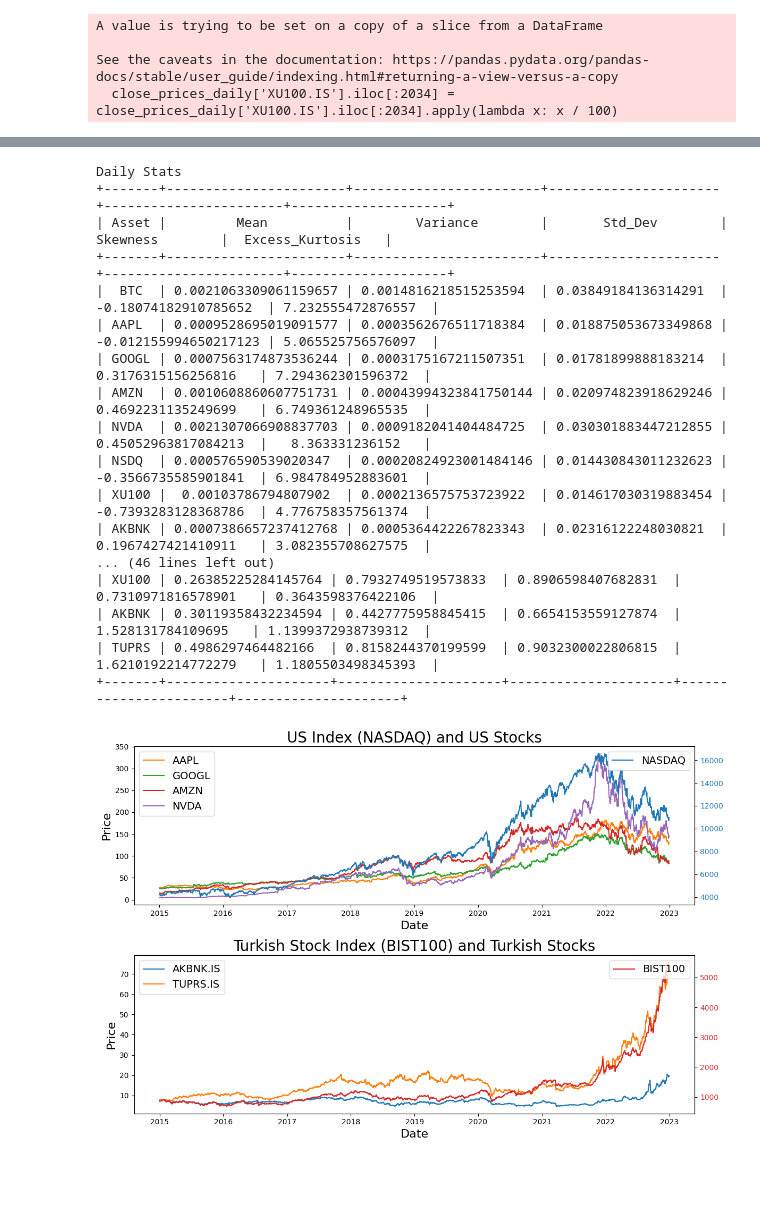
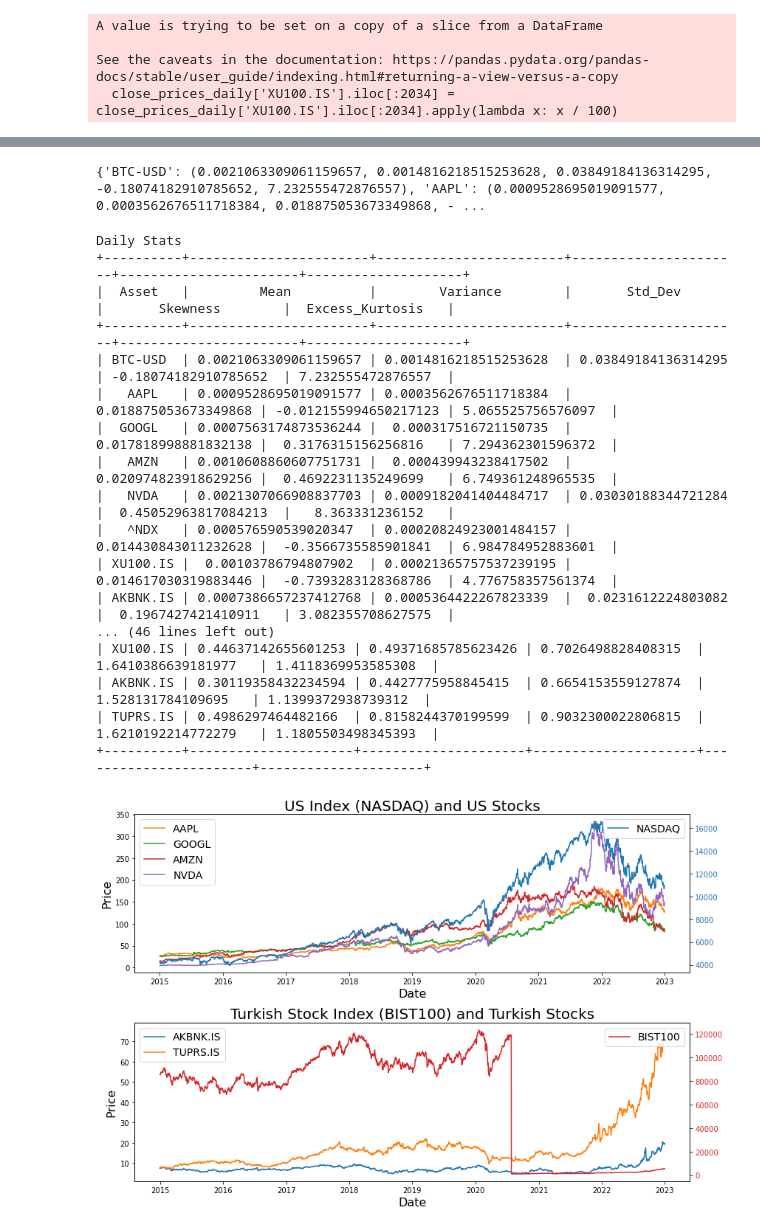
Before and after one commit to moleh13/EC48E, a Jupyter notebook: EC48E_PS01.ipynb, the cells around one changed output, grey strips where cells are left out. Drawn from its saved outputs; the diff is of its cells as text; code cells hidden in the pictures; blank space fills up the shorter version.

```diff
--- a/EC48E_PS01.ipynb
+++ b/EC48E_PS01.ipynb
@@ -31,10 +30,12 @@ close_prices_weekly = data_weekly.loc[:, (slice(None), 'Close')]
 close_prices_monthly = data_monthly.loc[:, (slice(None), 'Close')]
 close_prices_yearly = data_yearly.loc[:, (slice(None), 'Close')]
 
+close_prices_dict = {
+    'Daily': close_prices_daily,
+    'Weekly': close_prices_weekly,
+    'Monthly': close_prices_monthly,
+    'Yearly': close_prices_yearly
+    }
 
-
-# Remove the second level of the column index
-close_prices_daily.columns = close_prices_daily.columns.droplevel(1)
-close_prices_weekly.columns = close_prices_weekly.columns.droplevel(1)
-close_prices_monthly.columns = close_prices_monthly.columns.droplevel(1)
-close_prices_yearly.columns = close_prices_yearly.columns.droplevel(1)
+for key, close_prices in close_prices_dict.items():
+    close_prices_dict[key].columns = close_prices_dict[key].columns.droplevel(1)
@@ -223 +339,5 @@ tuprs_stats_yearly = calculate_statistics(pd.Series(tuprs_list_yearly).pct_chang
+# %%
+print(daily_stats)
+# %% [output]
+{'BTC-USD': (0.0021063309061159657, 0.0014816218515253628, 0.03849184136314295, -0.18074182910785652, 7.232555472876557), 'AAPL': (0.0009528695019091577, 0.0003562676511718384, 0.018875053673349868, - ...
 # %%
@@ -236,33 +370,37 @@ def print_stats(title, *stats):
 # %%
 # Daily Stats Print
-print_stats("Daily Stats", btc_stats, aapl_stats, googl_stats, amzn_stats, nvda_stats, ndx_stats, xu100_stats, akbnk_stats, tuprs_stats)
+#print_stats("Daily Stats", btc_stats, aapl_stats, googl_stats, amzn_stats, nvda_stats, ndx_stats, xu100_stats, akbnk_stats, tuprs_stats)
+print_stats("Daily Stats", daily_stats)
 
 # Weekly Stats Print
-print_stats("Weekly Stats", btc_stats_weekly, aapl_stats_weekly, googl_stats_weekly, amzn_stats_weekly, nvda_stats_weekly, ndx_stats_weekly, xu100_stats_weekly, akbnk_stats_weekly, tuprs_stats_weekly)
+#print_stats("Weekly Stats", btc_stats_weekly, aapl_stats_weekly, googl_stats_weekly, amzn_stats_weekly, nvda_stats_weekly, ndx_stats_weekly, xu100_stats_weekly, akbnk_stats_weekly, tuprs_stats_weekly)
+print_stats("Weekly Stats", weekly_stats)
 
 # Monthly Stats Print
-print_stats("Monthly Stats", btc_stats_monthly, aapl_stats_monthly, googl_stats_monthly, amzn_stats_monthly, nvda_stats_monthly, ndx_stats_monthly, xu100_stats_monthly, akbnk_stats_monthly, tuprs_stats_monthly)
+#print_stats("Monthly Stats", btc_stats_monthly, aapl_stats_monthly, googl_stats_monthly, amzn_stats_monthly, nvda_stats_monthly, ndx_stats_monthly, xu100_stats_monthly, akbnk_stats_monthly, tuprs_stats_monthly)
+print_stats("Monthly Stats", monthly_stats)
 
 # Yearly Stats Print
-print_stats("Yearly Stats", btc_stats_yearly, aapl_stats_yearly, googl_stats_yearly, amzn_stats_yearly, nvda_stats_yearly, ndx_stats_yearly, xu100_stats_yearly, akbnk_stats_yearly, tuprs_stats_yearly)
+#print_stats("Yearly Stats", btc_stats_yearly, aapl_stats_yearly, googl_stats_yearly, amzn_stats_yearly, nvda_stats_yearly, ndx_stats_yearly, xu100_stats_yearly, akbnk_stats_yearly, tuprs_stats_yearly)
+print_stats("Yearly Stats", yearly_stats)
 # %% [output]
 Daily Stats
-+-------+-----------------------+------------------------+----------------------+-----------------------+--------------------+
-| Asset |         Mean          |        Variance        |       Std_Dev        |       Skewness        |  Excess_Kurtosis   |
-+-------+-----------------------+------------------------+----------------------+-----------------------+--------------------+
-|  BTC  | 0.0021063309061159657 | 0.0014816218515253594  | 0.03849184136314291  | -0.18074182910785652  | 7.232555472876557  |
-| AAPL  | 0.0009528695019091577 | 0.0003562676511718384  | 0.018875053673349868 | -0.012155994650217123 | 5.065525756576097  |
-| GOOGL | 0.0007563174873536244 | 0.0003175167211507351  | 0.01781899888183214  |  0.3176315156256816   | 7.294362301596372  |
-| AMZN  | 0.0010608860607751731 | 0.00043994323841750144 | 0.020974823918629246 |  0.4692231135249699   | 6.749361248965535  |
-| NVDA  | 0.0021307066908837703 | 0.0009182041404484725  | 0.030301883447212855 |  0.45052963817084213  |   8.363331236152   |
-| NSDQ  | 0.000576590539020347  | 0.00020824923001484146 | 0.014430843011232623 |  -0.3566735585901841  | 6.984784952883601  |
-| XU100 |  0.00103786794807902  | 0.0002136575753723922  | 0.014617030319883454 |  -0.7393283128368786  | 4.776758357561374  |
-| AKBNK | 0.0007386657237412768 | 0.0005364422267823343  | 0.02316122248030821  |  0.1967427421410911   | 3.082355708627575  |
++----------+-----------------------+------------------------+----------------------+-----------------------+--------------------+
+|  Asset   |         Mean          |        Variance        |       Std_Dev        |       Skewness        |  Excess_Kurtosis   |
++----------+-----------------------+------------------------+----------------------+-----------------------+--------------------+
+| BTC-USD  | 0.0021063309061159657 | 0.0014816218515253628  | 0.03849184136314295  | -0.18074182910785652  | 7.232555472876557  |
+|   AAPL   | 0.0009528695019091577 | 0.0003562676511718384  | 0.018875053673349868 | -0.012155994650217123 | 5.065525756576097  |
+|  GOOGL   | 0.0007563174873536244 |  0.000317516721150735  | 0.017818998881832138 |  0.3176315156256816   | 7.294362301596372  |
+|   AMZN   | 0.0010608860607751731 |  0.000439943238417502  | 0.020974823918629256 |  0.4692231135249699   | 6.749361248965535  |
+|   NVDA   | 0.0021307066908837703 | 0.0009182041404484717  | 0.03030188344721284  |  0.45052963817084213  |   8.363331236152   |
+|   ^NDX   | 0.000576590539020347  | 0.00020824923001484157 | 0.014430843011232628 |  -0.3566735585901841  | 6.984784952883601  |
+| XU100.IS |  0.00103786794807902  | 0.00021365757537239195 | 0.014617030319883446 |  -0.7393283128368786  | 4.776758357561374  |
+| AKBNK.IS | 0.0007386657237412768 | 0.0005364422267823339  |  0.0231612224803082  |  0.1967427421410911   | 3.082355708627575  |
 ... (46 lines left out)
-| XU100 | 0.26385225284145764 | 0.7932749519573833  | 0.8906598407682831  |  0.7310971816578901   | 0.3643598376422106  |
-| AKBNK | 0.30119358432234594 | 0.4427775958845415  | 0.6654153559127874  |   1.528131784109695   | 1.1399372938739312  |
-| TUPRS | 0.4986297464482166  | 0.8158244370199599  | 0.9032300022806815  |  1.6210192214772279   | 1.1805503498345393  |
-+-------+---------------------+---------------------+---------------------+-----------------------+---------------------+
+| XU100.IS | 0.44637142655601253 | 0.49371685785623426 | 0.7026498828408315  |  1.6410386639181977   | 1.4118369953585308  |
+| AKBNK.IS | 0.30119358432234594 | 0.4427775958845415  | 0.6654153559127874  |   1.528131784109695   | 1.1399372938739312  |
+| TUPRS.IS | 0.4986297464482166  | 0.8158244370199599  | 0.9032300022806815  |  1.6210192214772279   | 1.1805503498345393  |
++----------+---------------------+---------------------+---------------------+-----------------------+---------------------+
 # %%
 # Create a figure with 2 subplots (one for US stocks and one for Turkish stocks)
 fig, axs = plt.subplots(2, figsize=(12,8))
@@ -271,41 +409,41 @@ fig, axs = plt.subplots(2, figsize=(12,8))
 axs[0].set_title('US Index (NASDAQ) and US Stocks', fontsize=20)
 axs[0].set_xlabel('Date', fontsize=16)
 axs[0].set_ylabel('Price', fontsize=16)
 
 # Create a second y-axis for the NASDAQ data
 ax2 = axs[0].twinx()
 
 # Plot NASDAQ on the second y-axis
-ax2.plot(close_prices_daily['^NDX'].fillna(method='ffill'), label='NASDAQ', color='tab:blue')
+ax2.plot(close_prices_dict["Daily"]['^NDX'].fillna(method='ffill'), label='NASDAQ', color='tab:blue')
 ax2.tick_params(axis='y', labelcolor='tab:blue')
 ax2.legend(loc='upper right', bbox_to_anchor=(1, 1), fontsize=14)  # Move NASDAQ legend to right
 
 # Plot the stocks on the first y-axis
-axs[0].plot(close_prices_daily['AAPL'].fillna(method='ffill'), label='AAPL', color='tab:orange')
-axs[0].plot(close_prices_daily['GOOGL'].fillna(method='ffill'), label='GOOGL', color='tab:green')
-axs[0].plot(close_prices_daily['AMZN'].fillna(method='ffill'), label='AMZN', color='tab:red')
-axs[0].plot(close_prices_daily['NVDA'].fillna(method='ffill'), label='NVDA', color='tab:purple')
+axs[0].plot(close_prices_dict["Daily"]['AAPL'].fillna(method='ffill'), label='AAPL', color='tab:orange')
+axs[0].plot(close_prices_dict["Daily"]['GOOGL'].fillna(method='ffill'), label='GOOGL', color='tab:green')
+axs[0].plot(close_prices_dict["Daily"]['AMZN'].fillna(method='ffill'), label='AMZN', color='tab:red')
+axs[0].plot(close_prices_dict["Daily"]['NVDA'].fillna(method='ffill'), label='NVDA', color='tab:purple')
 axs[0].legend(loc='upper left', fontsize=14)
 
 # Plot Turkish Stock index (BIST100) and Turkish stocks in the second subplot
 axs[1].set_title('Turkish Stock Index (BIST100) and Turkish Stocks', fontsize=20)
 axs[1].set_xlabel('Date', fontsize=16)
 axs[1].set_ylabel('Price', fontsize=16)
 
 # Create a second y-axis for the BIST100 data
 ax3 = axs[1].twinx()
-ax3.plot(close_prices_daily['XU100.IS'].fillna(method='ffill'), label='BIST100', color='tab:red')
+ax3.plot(close_prices_dict["Daily"]['XU100.IS'].fillna(method='ffill'), label='BIST100', color='tab:red')
 ax3.tick_params(axis='y', labelcolor='tab:red')
 ax3.legend(loc='upper right', bbox_to_anchor=(1, 1), fontsize=14)  # Move BIST100 legend to right
 
-axs[1].plot(close_prices_daily['AKBNK.IS'].fillna(method='ffill'), label='AKBNK.IS')
-axs[1].plot(close_prices_daily['TUPRS.IS'].fillna(method='ffill'), label='TUPRS.IS')
+axs[1].plot(close_prices_dict["Daily"]['AKBNK.IS'].fillna(method='ffill'), label='AKBNK.IS')
+axs[1].plot(close_prices_dict["Daily"]['TUPRS.IS'].fillna(method='ffill'), label='TUPRS.IS')
 axs[1].legend(loc='upper left', fontsize=14)
 
 # Display the plot
 plt.tight_layout()
 plt.show()
 # %% [output]
-[figure, old version]
+[figure, new version]
 # %%
 # Calculate daily returns for each stock
```
Also changed, not shown: parts of 17 cells of this notebook.
